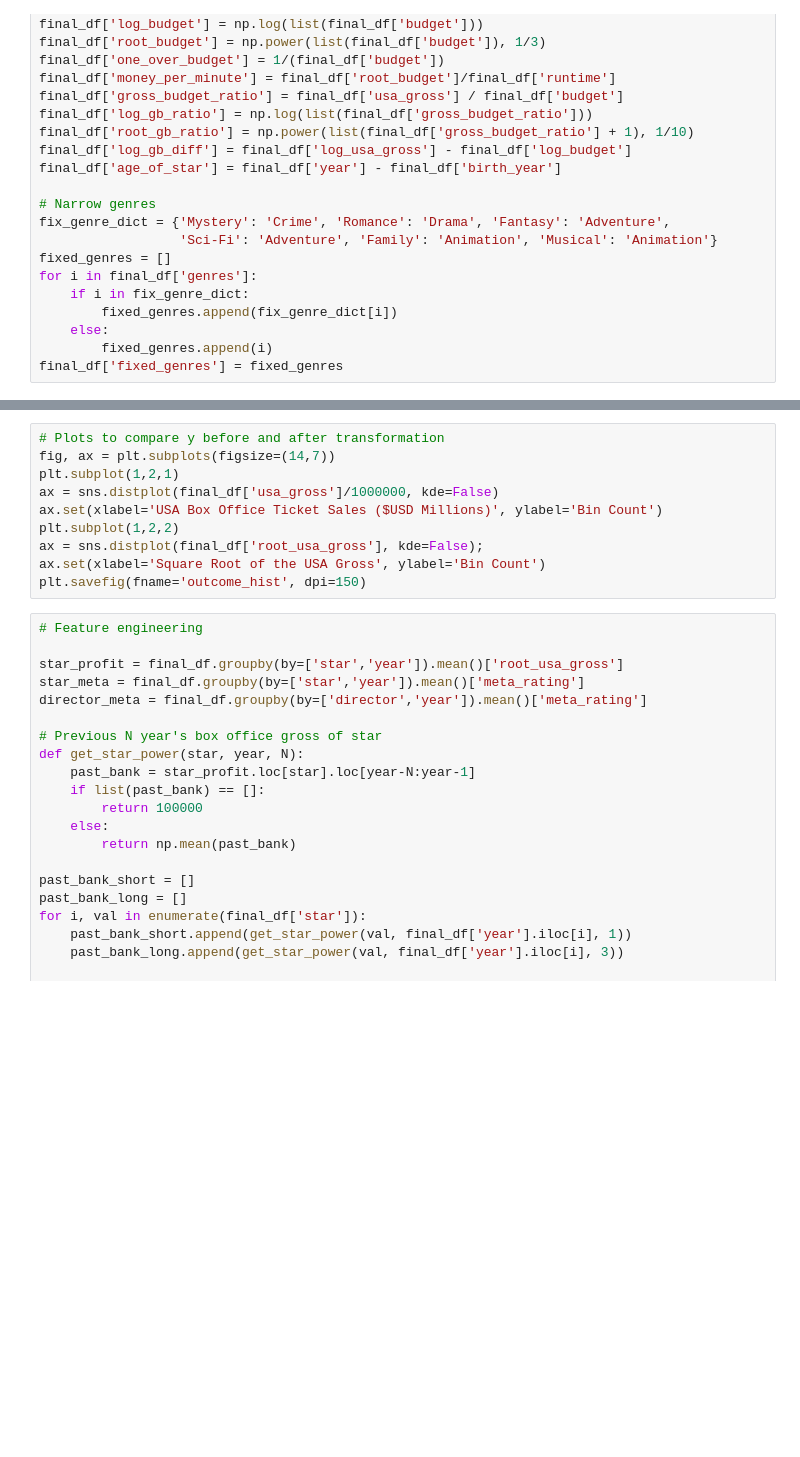
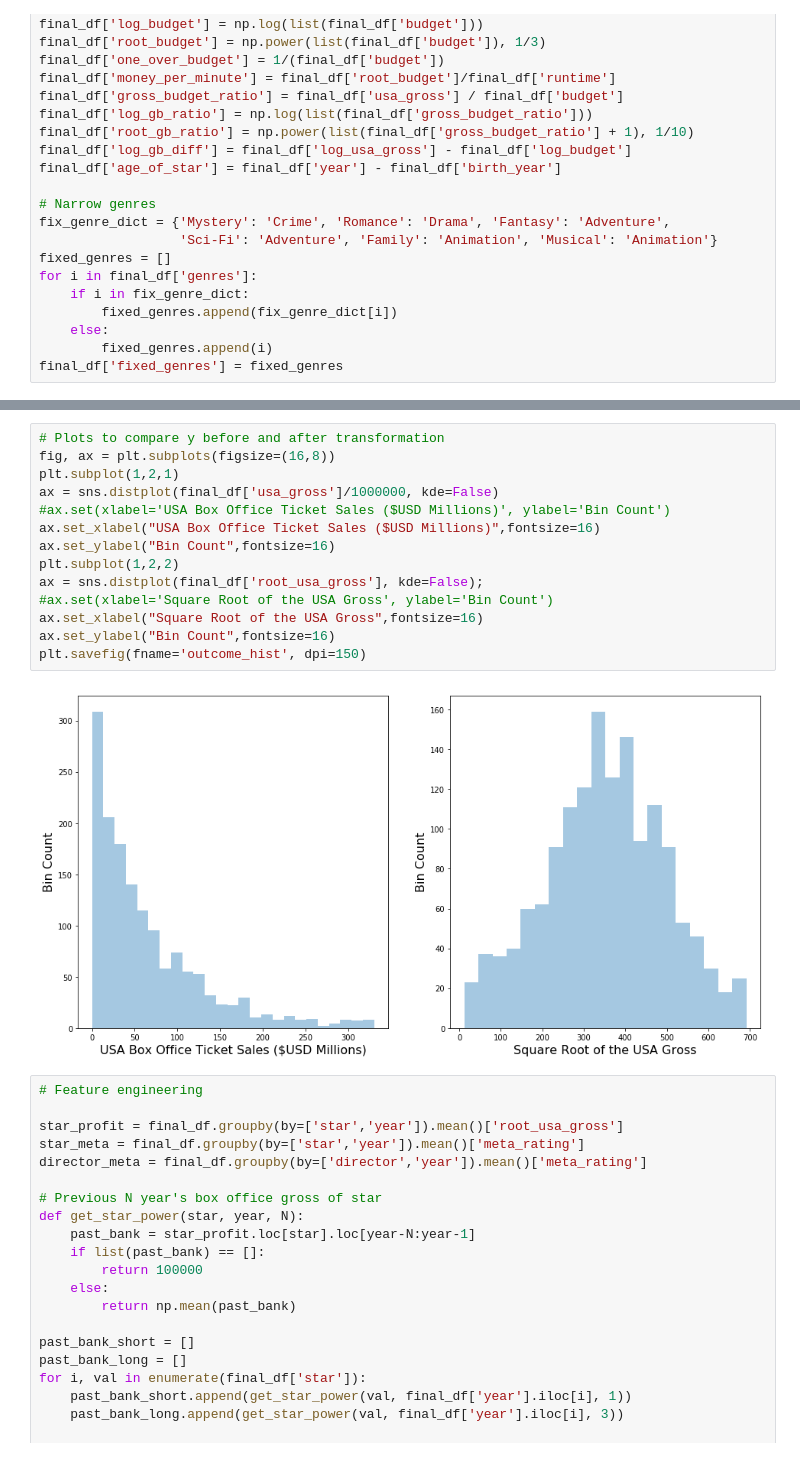
Before and after one commit to yiuhyuk/Project_2_Metis, a Jupyter notebook: lin_reg_analysis_v2.0.ipynb, the cells around one changed output, grey strips where cells are left out. Saved outputs shown, nothing was run; the diff lists cells and outputs as text; blank space fills up the shorter version.

Commit message:
Added exhibits and plots for presentation

```diff
--- a/lin_reg_analysis_v2.0.ipynb
+++ b/lin_reg_analysis_v2.0.ipynb
@@ -151,13 +168,19 @@ plt.plot(sorted_var);
 # %%
 # Plots to compare y before and after transformation
-fig, ax = plt.subplots(figsize=(14,7))
+fig, ax = plt.subplots(figsize=(16,8))
 plt.subplot(1,2,1)
 ax = sns.distplot(final_df['usa_gross']/1000000, kde=False)
-ax.set(xlabel='USA Box Office Ticket Sales ($USD Millions)', ylabel='Bin Count')
+#ax.set(xlabel='USA Box Office Ticket Sales ($USD Millions)', ylabel='Bin Count')
+ax.set_xlabel("USA Box Office Ticket Sales ($USD Millions)",fontsize=16)
+ax.set_ylabel("Bin Count",fontsize=16)
 plt.subplot(1,2,2)
 ax = sns.distplot(final_df['root_usa_gross'], kde=False);
-ax.set(xlabel='Square Root of the USA Gross', ylabel='Bin Count')
+#ax.set(xlabel='Square Root of the USA Gross', ylabel='Bin Count')
+ax.set_xlabel("Square Root of the USA Gross",fontsize=16)
+ax.set_ylabel("Bin Count",fontsize=16)
 plt.savefig(fname='outcome_hist', dpi=150)
+# %% [output]
+[figure, added]
 # %%
 # Feature engineering
 
```
Also changed, not shown: parts of 40 cells of this notebook.
